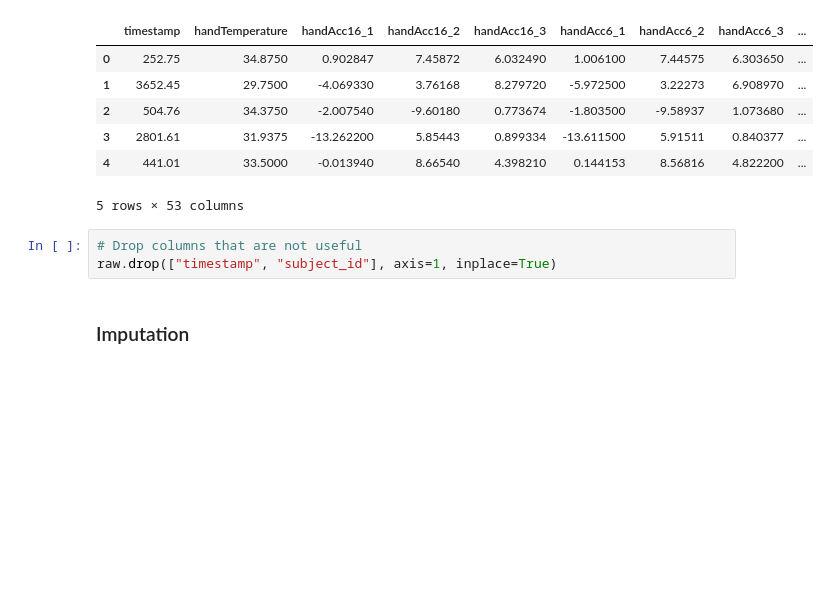
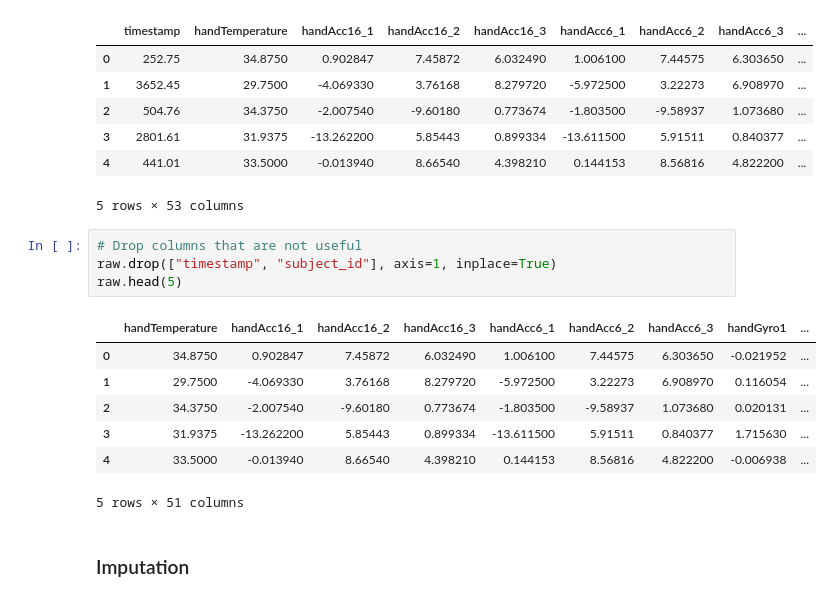
Before and after one commit to Jiarui-Chen/physical-activity-clustering, a Jupyter notebook: preprocess/preprocess.ipynb, the cells around one changed output. Saved outputs shown, nothing was run; the diff lists cells and outputs as text; blank space fills up the shorter version.

```diff
--- a/preprocess/preprocess.ipynb
+++ b/preprocess/preprocess.ipynb
@@ -25,6 +26,15 @@ There are 534601 entries in this dataset
 # %%
 # Drop columns that are not useful
 raw.drop(["timestamp", "subject_id"], axis=1, inplace=True)
+raw.head(5)
+# %% [output]
+|  | handTemperature | handAcc16_1 | handAcc16_2 | handAcc16_3 | handAcc6_1 | handAcc6_2 | handAcc6_3 | handGyro1 | ... |
+| 0 | 34.8750 | 0.902847 | 7.45872 | 6.032490 | 1.006100 | 7.44575 | 6.303650 | -0.021952 | ... |
+| 1 | 29.7500 | -4.069330 | 3.76168 | 8.279720 | -5.972500 | 3.22273 | 6.908970 | 0.116054 | ... |
+| 2 | 34.3750 | -2.007540 | -9.60180 | 0.773674 | -1.803500 | -9.58937 | 1.073680 | 0.020131 | ... |
+| 3 | 31.9375 | -13.262200 | 5.85443 | 0.899334 | -13.611500 | 5.91511 | 0.840377 | 1.715630 | ... |
+| 4 | 33.5000 | -0.013940 | 8.66540 | 4.398210 | 0.144153 | 8.56816 | 4.822200 | -0.006938 | ... |
+5 rows × 51 columns
 # %% [markdown]
 ### Imputation
 # %%
```
Also changed, not shown: parts of 9 cells of this notebook.
